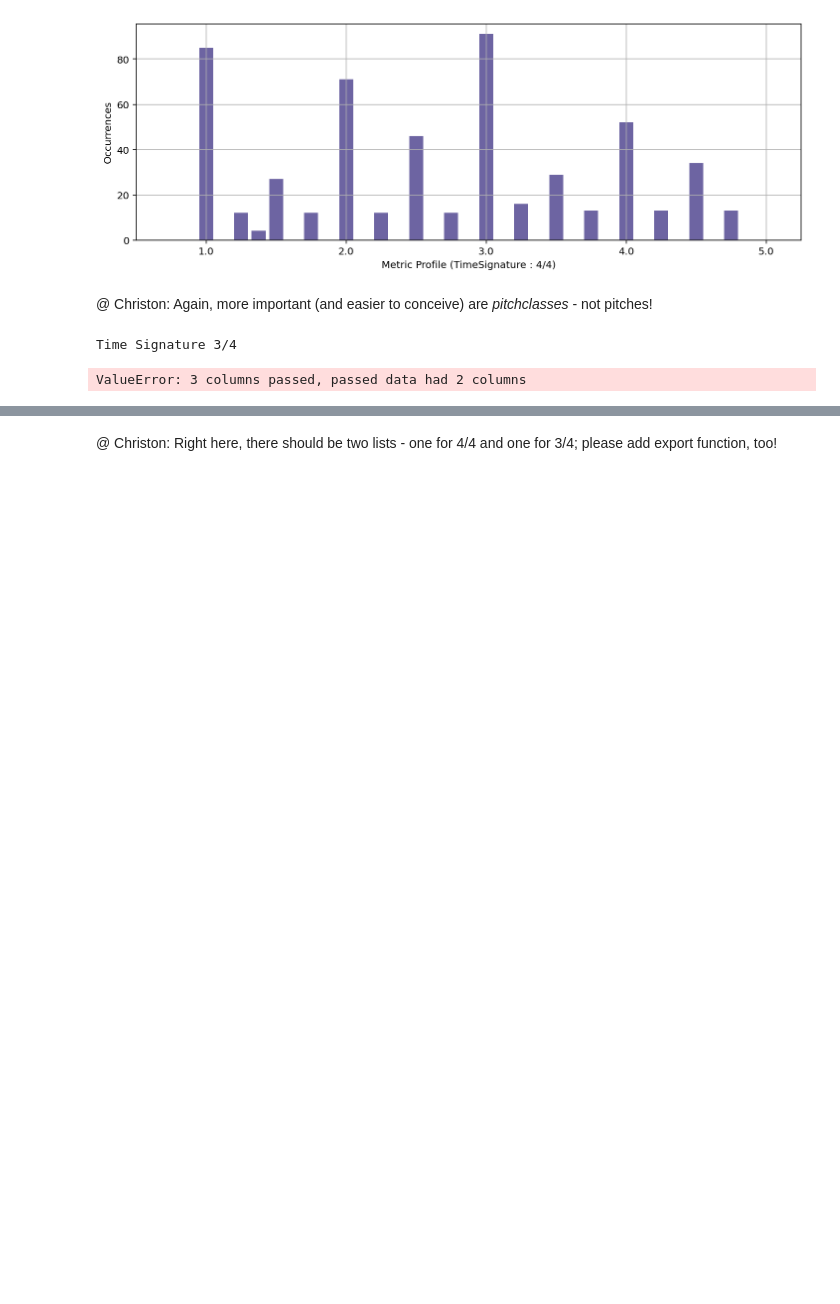
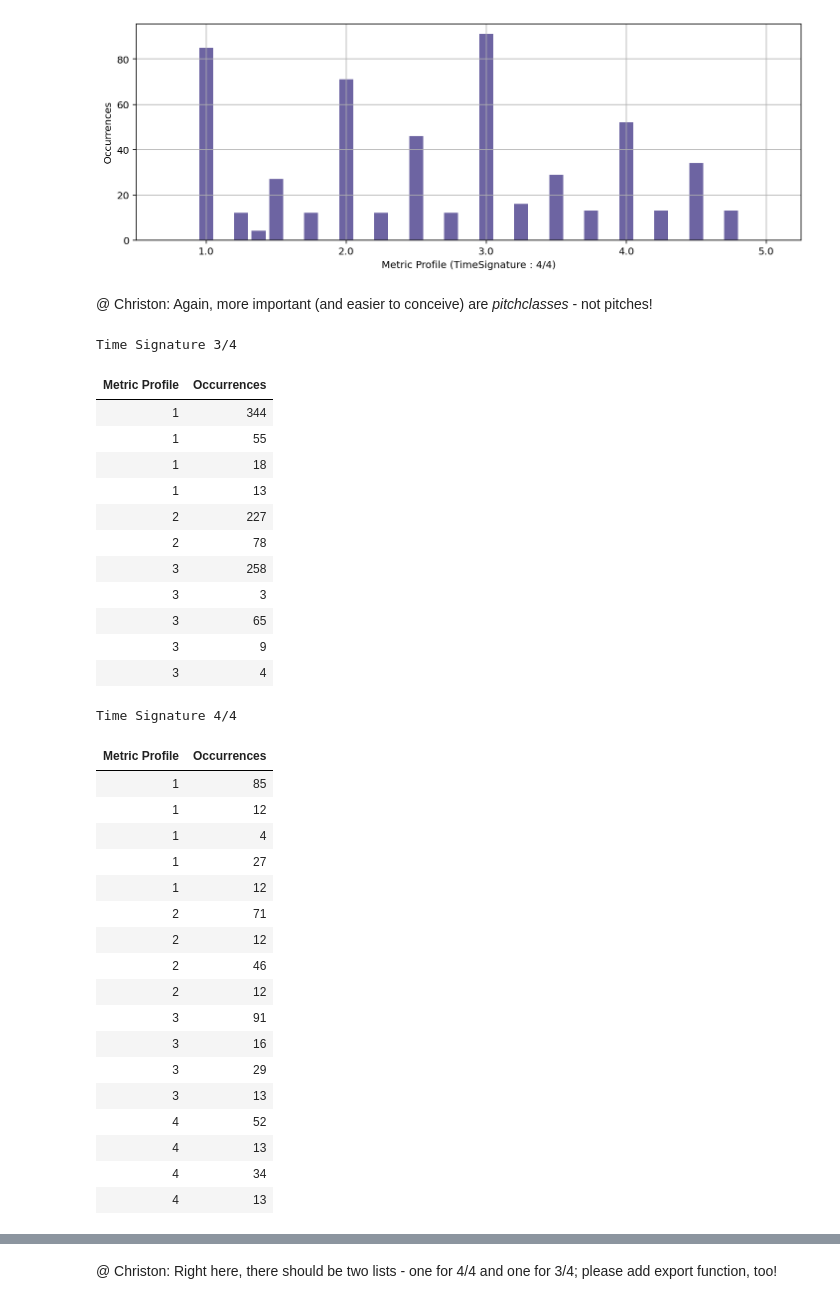
Before and after one commit to Christon-Ragavan/CAMAT, a Jupyter notebook: music_xml_parser/ipynb/15_CAMAT_Basics_Part2_Statistics_neu.ipynb, the cells around one changed output, grey strips where cells are left out. Saved outputs shown, nothing was run; the diff lists cells and outputs as text; code cells hidden in the pictures; blank space fills up the shorter version.

```diff
--- a/music_xml_parser/ipynb/15_CAMAT_Basics_Part2_Statistics_neu.ipynb
+++ b/music_xml_parser/ipynb/15_CAMAT_Basics_Part2_Statistics_neu.ipynb
@@ -806,17 +806,47 @@ mp_ts_dict_2d = mp.analyse.metric_profile_split_time_signature(m_df, plot_with=N
 # %%
 for k2 in mp_ts_dict_2d.keys():
     print(f"Time Signature {k2}")
     saveas = 'metric_profile_ts_'+k2.replace('/','-')+'.csv'
 
     mp.utils.export_as_csv(data=mp_ts_dict_2d[k2],
-                       columns=['PMetric Profile','Occurrences'],
+                       columns=['Metric Profile','Occurrences'],
                        save_file_name ='metric_profile_hist.csv',
                        do_save=False,
                        do_print=True,
                        do_return_pd=False,
                        sep=';',
                        index=False,
                        header=True)
 # %% [output]
 Time Signature 3/4
+| Metric Profile | Occurrences |
+| 1 | 344 |
+| 1 | 55 |
+| 1 | 18 |
+| 1 | 13 |
+| 2 | 227 |
+| 2 | 78 |
+| 3 | 258 |
+| 3 | 3 |
+| 3 | 65 |
+| 3 | 9 |
+| 3 | 4 |
-ValueError: 3 columns passed, passed data had 2 columns
+Time Signature 4/4
+| Metric Profile | Occurrences |
+| 1 | 85 |
+| 1 | 12 |
+| 1 | 4 |
+| 1 | 27 |
+| 1 | 12 |
+| 2 | 71 |
+| 2 | 12 |
+| 2 | 46 |
+| 2 | 12 |
+| 3 | 91 |
+| 3 | 16 |
+| 3 | 29 |
+| 3 | 13 |
+| 4 | 52 |
+| 4 | 13 |
+| 4 | 34 |
+| 4 | 13 |
```
Also changed, not shown: parts of 20 cells of this notebook, 2 other files.
